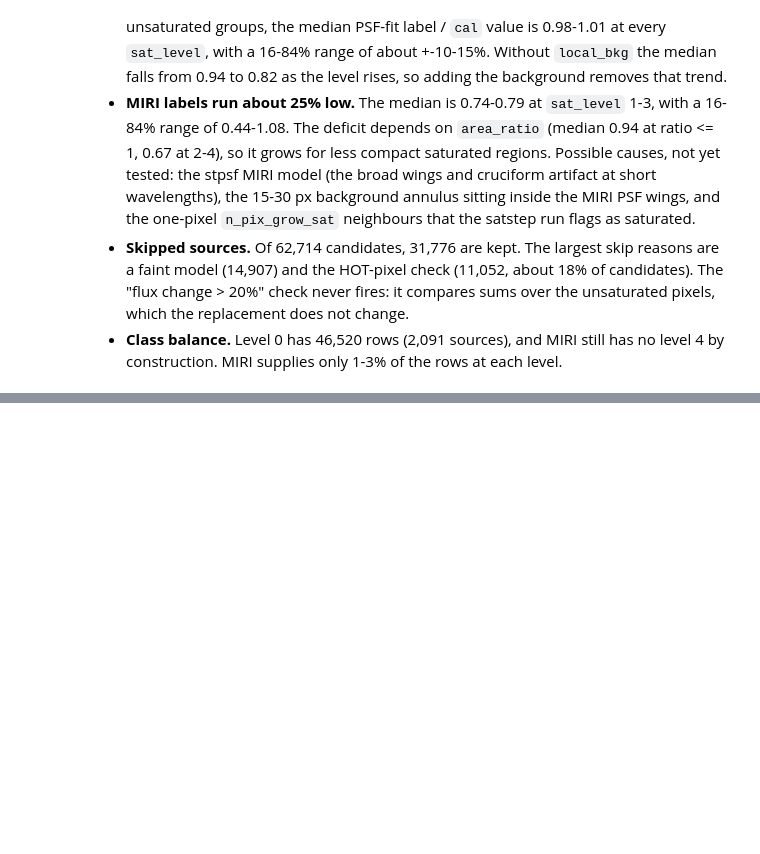
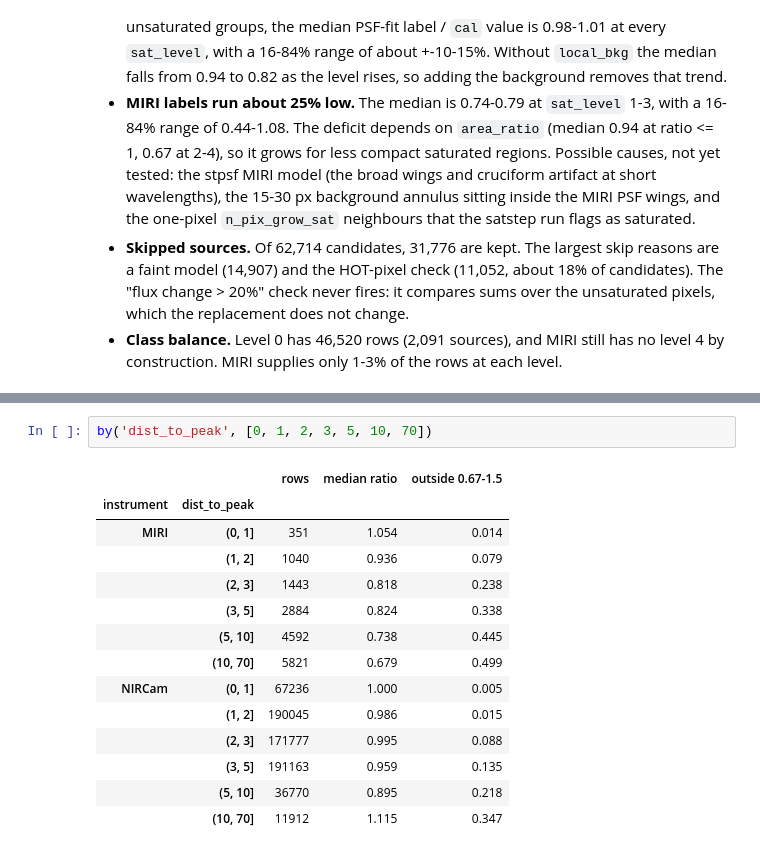
Before and after one commit to tyoo37/w51_sat_recover, a Jupyter notebook: notebooks/report_v2_training_set_20261020.ipynb, the cells around one changed output, grey strips where cells are left out. Cells and saved outputs as stored; diff of their text form; blank space fills up the shorter version.

```diff
--- a/notebooks/report_v2_training_set_20261020.ipynb
+++ b/notebooks/report_v2_training_set_20261020.ipynb
@@ -241,0 +318,17 @@ plt.tight_layout()
+# %%
+by('dist_to_peak', [0, 1, 2, 3, 5, 10, 70])
+# %% [output]
+|  |  | rows | median ratio | outside 0.67-1.5 |
+| instrument | dist_to_peak |  |  |  |
+| MIRI | (0, 1] | 351 | 1.054 | 0.014 |
+|  | (1, 2] | 1040 | 0.936 | 0.079 |
+|  | (2, 3] | 1443 | 0.818 | 0.238 |
+|  | (3, 5] | 2884 | 0.824 | 0.338 |
+|  | (5, 10] | 4592 | 0.738 | 0.445 |
+|  | (10, 70] | 5821 | 0.679 | 0.499 |
+| NIRCam | (0, 1] | 67236 | 1.000 | 0.005 |
+|  | (1, 2] | 190045 | 0.986 | 0.015 |
+|  | (2, 3] | 171777 | 0.995 | 0.088 |
+|  | (3, 5] | 191163 | 0.959 | 0.135 |
+|  | (5, 10] | 36770 | 0.895 | 0.218 |
+|  | (10, 70] | 11912 | 1.115 | 0.347 |
```
Also changed, not shown: parts of 10 cells of this notebook.
